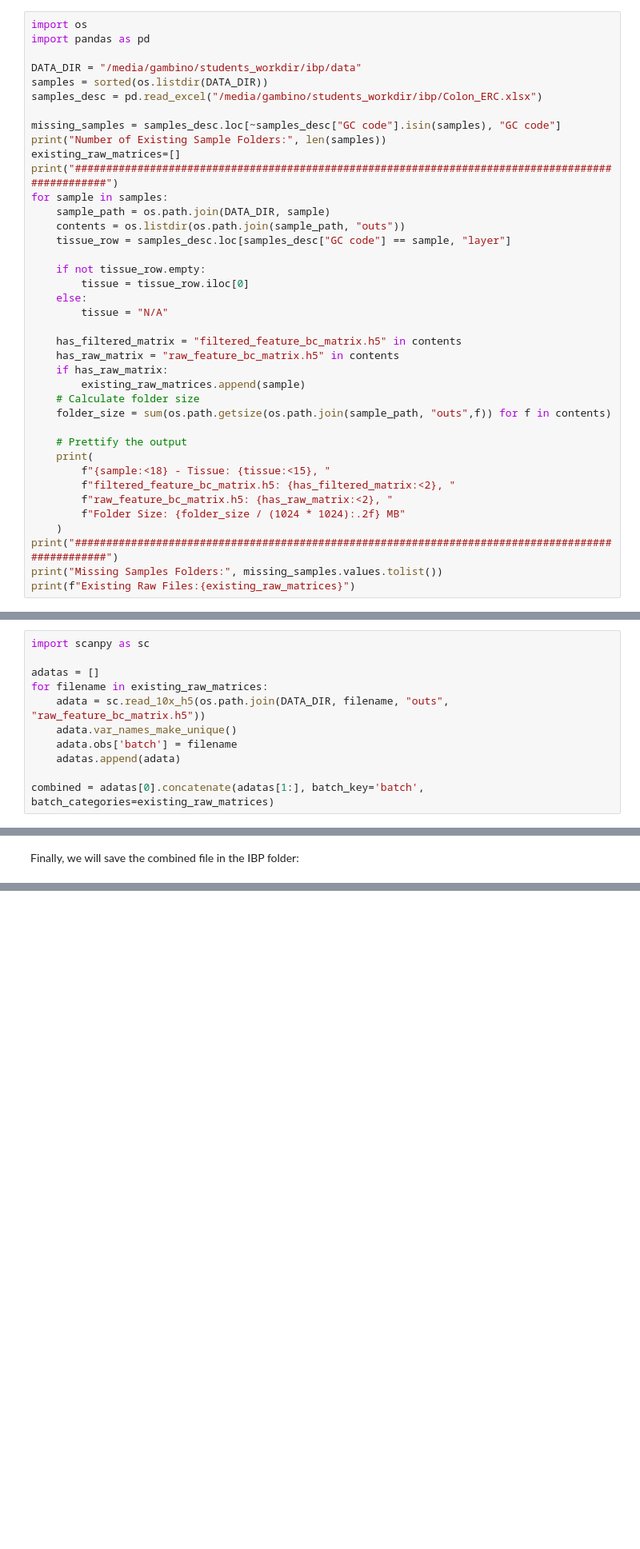
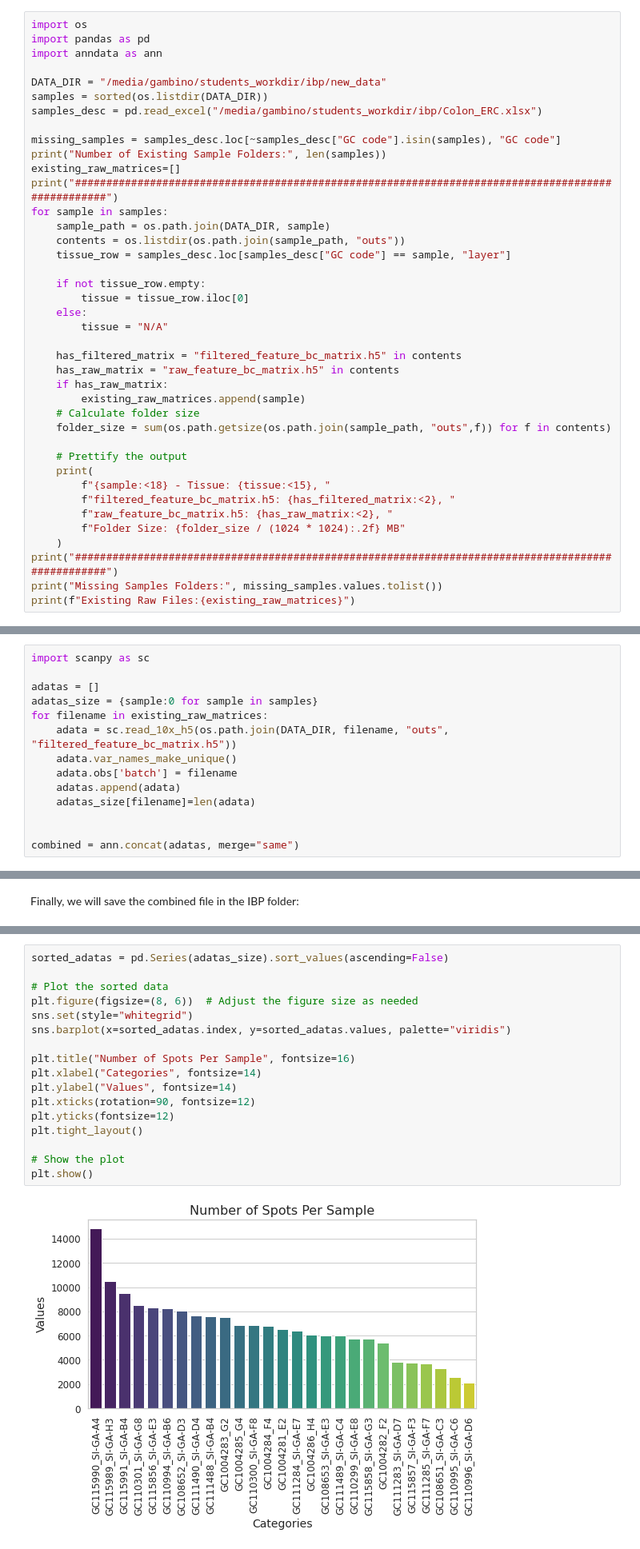
Before and after one commit to nynkekatinka/ibp-human-gut-cell-atlas-analysis, a Jupyter notebook: data_structure_breakdown.ipynb, the cells around one changed output, grey strips where cells are left out. Shown: that part at 80% size. Cells and saved outputs as stored; diff of their text form; blank space fills up the shorter version.

```diff
--- a/data_structure_breakdown.ipynb
+++ b/data_structure_breakdown.ipynb
@@ -24,8 +24,9 @@ drwxrwxrwx 3 cey cey 4,0K Nov  8 13:56 GC115858_SI-GA-G3
 # %%
 import os
 import pandas as pd
+import anndata as ann
 
-DATA_DIR = "/media/gambino/students_workdir/ibp/data"
+DATA_DIR = "/media/gambino/students_workdir/ibp/new_data"
 samples = sorted(os.listdir(DATA_DIR))
 samples_desc = pd.read_excel("/media/gambino/students_workdir/ibp/Colon_ERC.xlsx")
 
@@ -85,13 +86,16 @@ Next, we merge the different files and assign each their corresponding sample id
 import scanpy as sc
 
 adatas = []
+adatas_size = {sample:0 for sample in samples}
 for filename in existing_raw_matrices:
-    adata = sc.read_10x_h5(os.path.join(DATA_DIR, filename, "outs", "raw_feature_bc_matrix.h5"))
+    adata = sc.read_10x_h5(os.path.join(DATA_DIR, filename, "outs", "filtered_feature_bc_matrix.h5"))
     adata.var_names_make_unique()
     adata.obs['batch'] = filename
     adatas.append(adata)
+    adatas_size[filename]=len(adata)
 
-combined = adatas[0].concatenate(adatas[1:], batch_key='batch', batch_categories=existing_raw_matrices)
+
+combined = ann.concat(adatas, merge="same")
 # %% [markdown]
 Quick quality checks:
 # %%
@@ -159,0 +221,19 @@ Name: batch, dtype: int64
+# %%
+sorted_adatas = pd.Series(adatas_size).sort_values(ascending=False)
+
+# Plot the sorted data
+plt.figure(figsize=(8, 6))  # Adjust the figure size as needed
+sns.set(style="whitegrid")
+sns.barplot(x=sorted_adatas.index, y=sorted_adatas.values, palette="viridis")
+
+plt.title("Number of Spots Per Sample", fontsize=16)
+plt.xlabel("Categories", fontsize=14)
+plt.ylabel("Values", fontsize=14)
+plt.xticks(rotation=90, fontsize=12)
+plt.yticks(fontsize=12)
+plt.tight_layout()
+
+# Show the plot
+plt.show()
+# %% [output]
+[figure, added]
```
Also changed, not shown: parts of 12 cells of this notebook.
